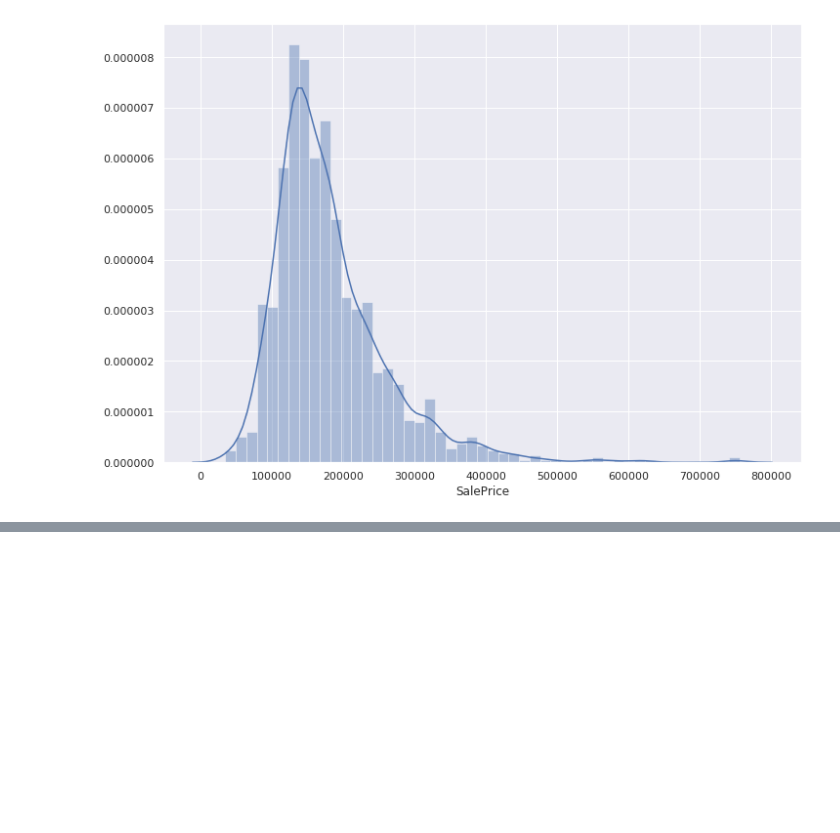
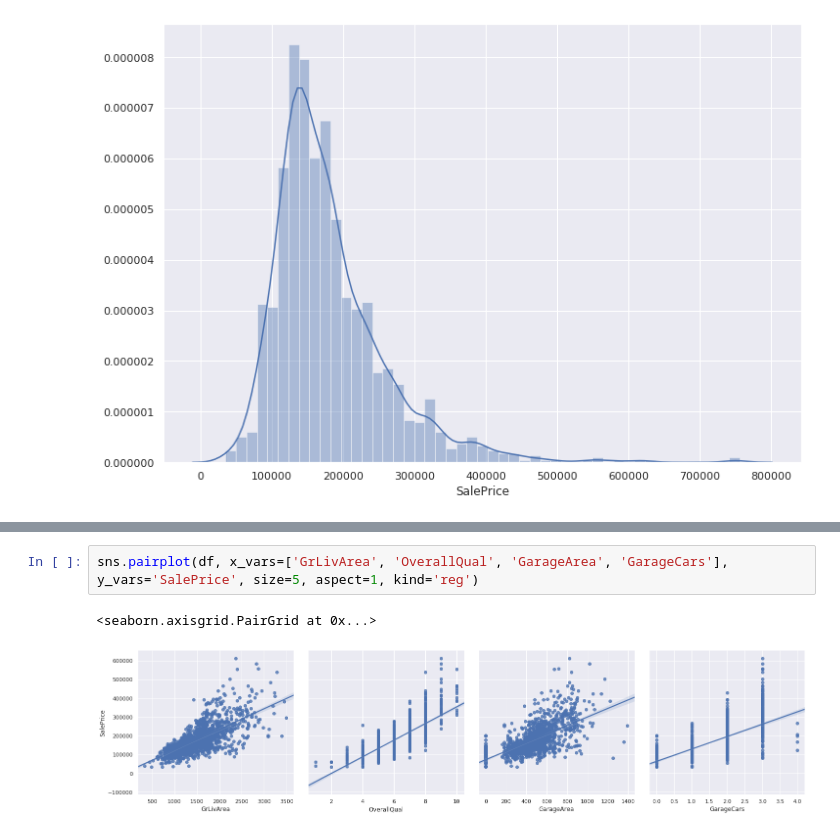
Before and after one commit to 03dipak/ML-Basic-Project, a Jupyter notebook: houseprice.ipynb, the cells around one changed output, grey strips where cells are left out. Saved outputs shown, nothing was run; the diff lists cells and outputs as text; blank space fills up the shorter version.

```diff
--- a/houseprice.ipynb
+++ b/houseprice.ipynb
@@ -73,0 +97,5 @@ df[df['GrLivArea'] > 3500]
+# %%
+sns.pairplot(df, x_vars=['GrLivArea', 'OverallQual', 'GarageArea', 'GarageCars'], y_vars='SalePrice', size=5, aspect=1, kind='reg')
+# %% [output]
+<seaborn.axisgrid.PairGrid at 0x...>
+[figure, added]
```
Also changed, not shown: parts of 9 cells of this notebook.
